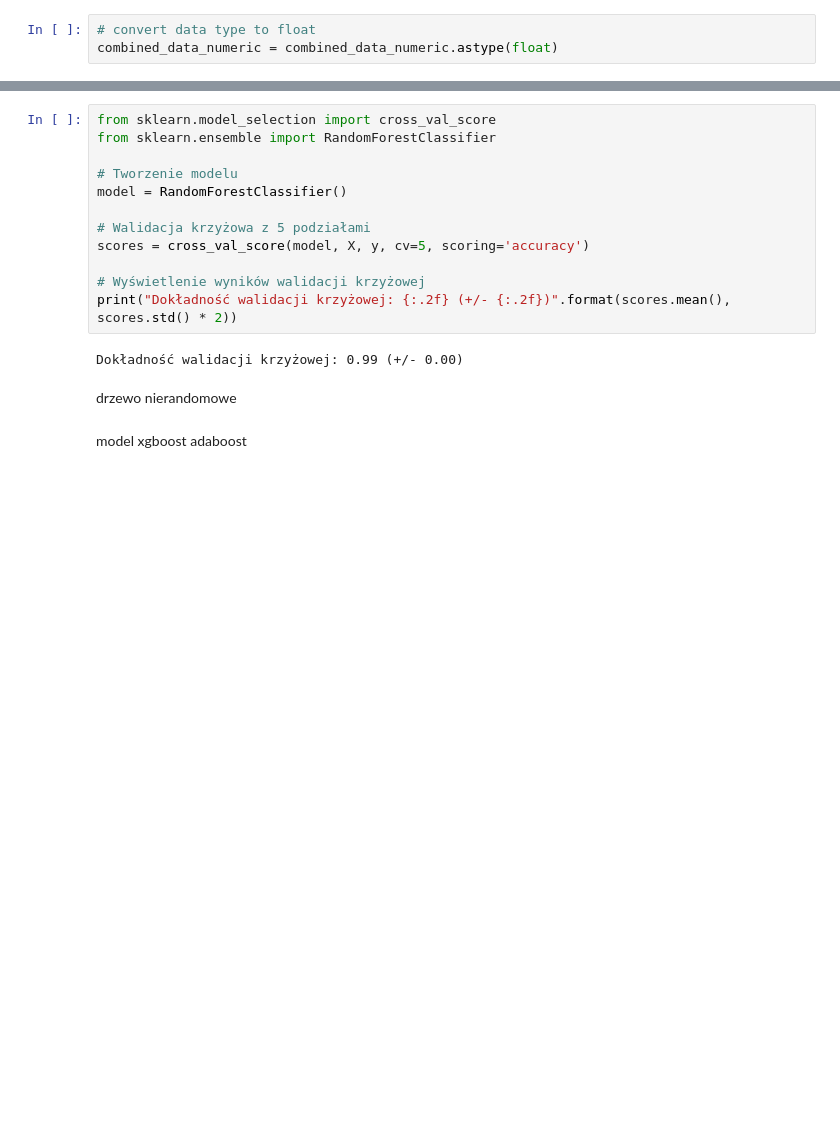
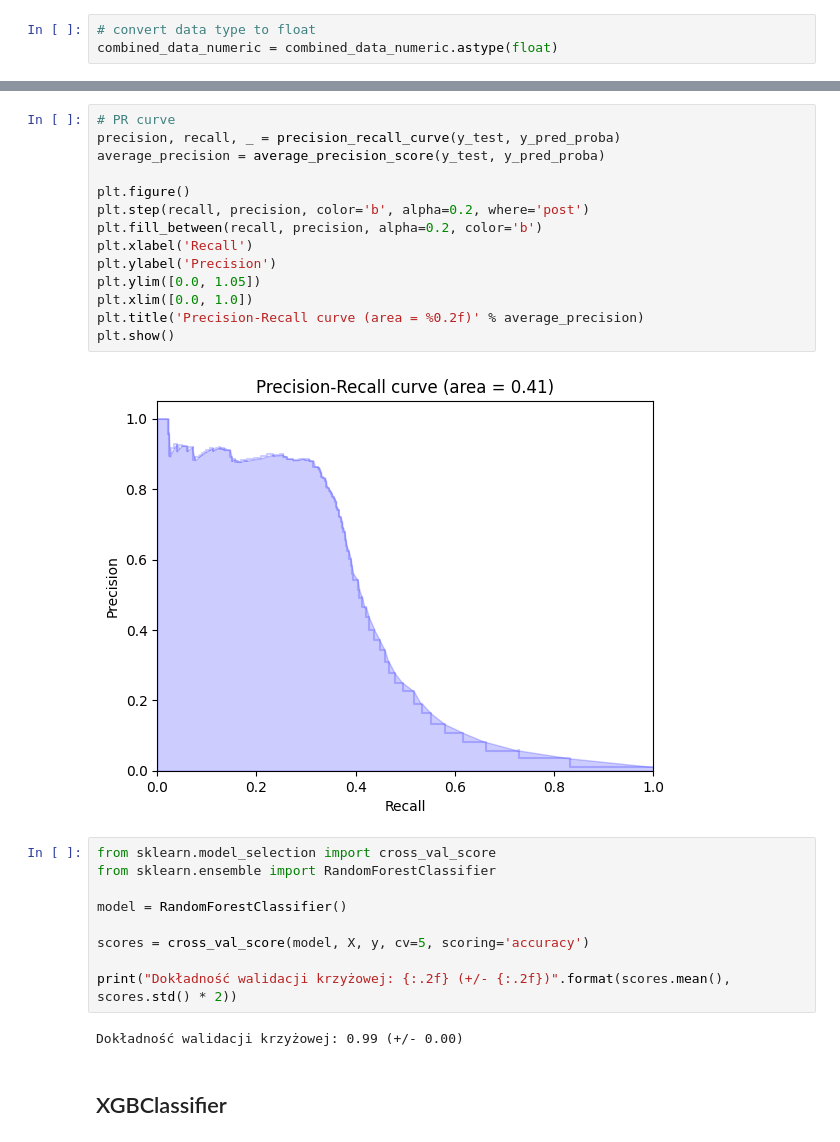
Before and after one commit to Freaker99/domain-classifier, a Jupyter notebook: Domain_Classifier.ipynb, the cells around one changed output, grey strips where cells are left out. Cells and saved outputs as stored; diff of their text form; blank space fills up the shorter version.

```diff
--- a/Domain_Classifier.ipynb
+++ b/Domain_Classifier.ipynb
@@ -655,19 +696,29 @@ plt.show()
+# %%
+# PR curve
+precision, recall, _ = precision_recall_curve(y_test, y_pred_proba)
+average_precision = average_precision_score(y_test, y_pred_proba)
+
+plt.figure()
+plt.step(recall, precision, color='b', alpha=0.2, where='post')
+plt.fill_between(recall, precision, alpha=0.2, color='b')
+plt.xlabel('Recall')
+plt.ylabel('Precision')
+plt.ylim([0.0, 1.05])
+plt.xlim([0.0, 1.0])
+plt.title('Precision-Recall curve (area = %0.2f)' % average_precision)
+plt.show()
+# %% [output]
+[figure, added]
 # %%
 from sklearn.model_selection import cross_val_score
 from sklearn.ensemble import RandomForestClassifier
 
-# Tworzenie modelu
 model = RandomForestClassifier()
 
-# Walidacja krzyżowa z 5 podziałami
 scores = cross_val_score(model, X, y, cv=5, scoring='accuracy')
 
-# Wyświetlenie wyników walidacji krzyżowej
 print("Dokładność walidacji krzyżowej: {:.2f} (+/- {:.2f})".format(scores.mean(), scores.std() * 2))
 # %% [output]
 Dokładność walidacji krzyżowej: 0.99 (+/- 0.00)
-# %% [markdown]
-drzewo nierandomowe
-# %% [markdown]
-model xgboost
-adaboost
+# %% [markdown]
+## XGBClassifier
```
Also changed, not shown: parts of 62 cells of this notebook.
